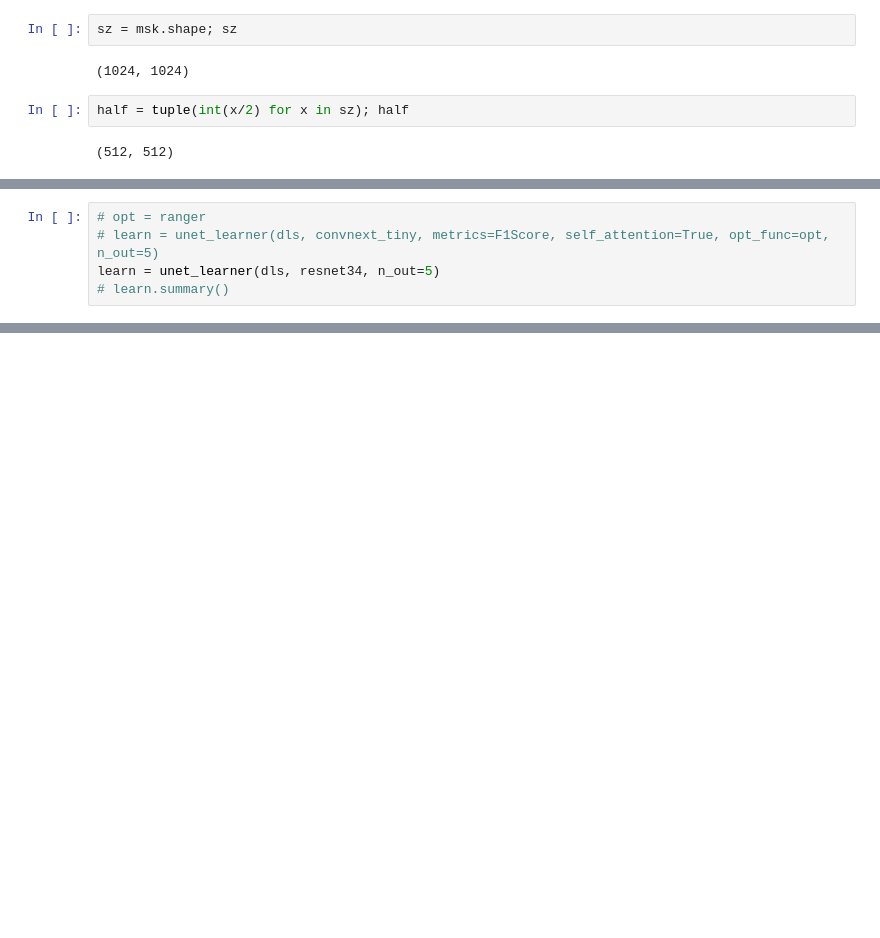
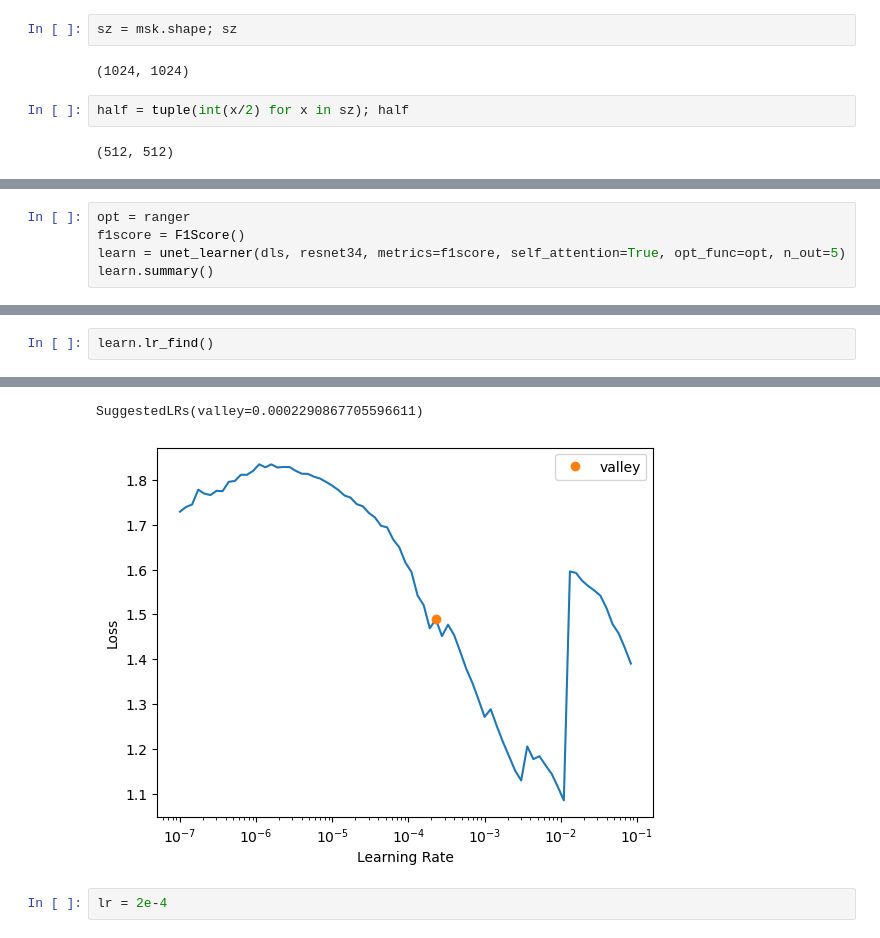
Before and after one commit to DIUx-xView/xView2-deploy, a Jupyter notebook: train.ipynb, the cells around one changed output, grey strips where cells are left out. Drawn from its saved outputs; the diff is of its cells as text; blank space fills up the shorter version.

```diff
--- a/train.ipynb
+++ b/train.ipynb
@@ -66,6 +69,6 @@ dls.show_batch(max_n=4)
 # %%
-# opt = ranger
-# learn = unet_learner(dls, convnext_tiny, metrics=F1Score, self_attention=True, opt_func=opt, n_out=5)
-learn = unet_learner(dls, resnet34, n_out=5)
-# learn.summary()
+opt = ranger
+f1score = F1Score()
+learn = unet_learner(dls, resnet34, metrics=f1score, self_attention=True, opt_func=opt, n_out=5)
+learn.summary()
 # %% [output]
@@ -72,0 +93,3 @@ Error:
+# %%
+learn.lr_find()
+# %% [output]
@@ -72,0 +97,4 @@ Error:
+SuggestedLRs(valley=0.0002290867705596611)
+[figure, added]
+# %%
+lr = 2e-4
```
Also changed, not shown: parts of 11 cells of this notebook.
